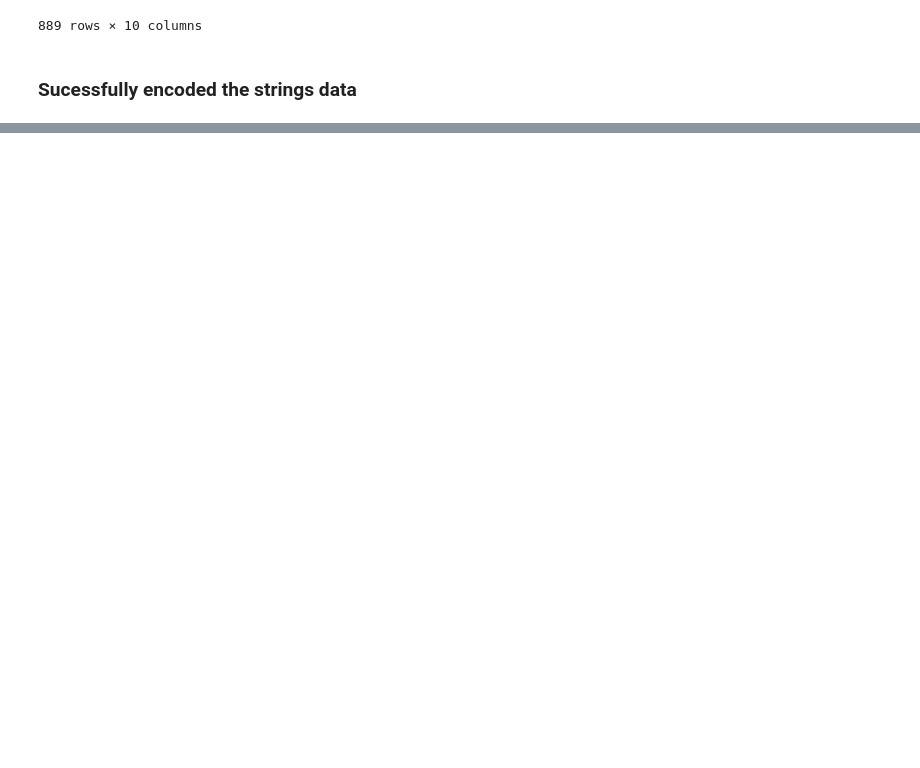
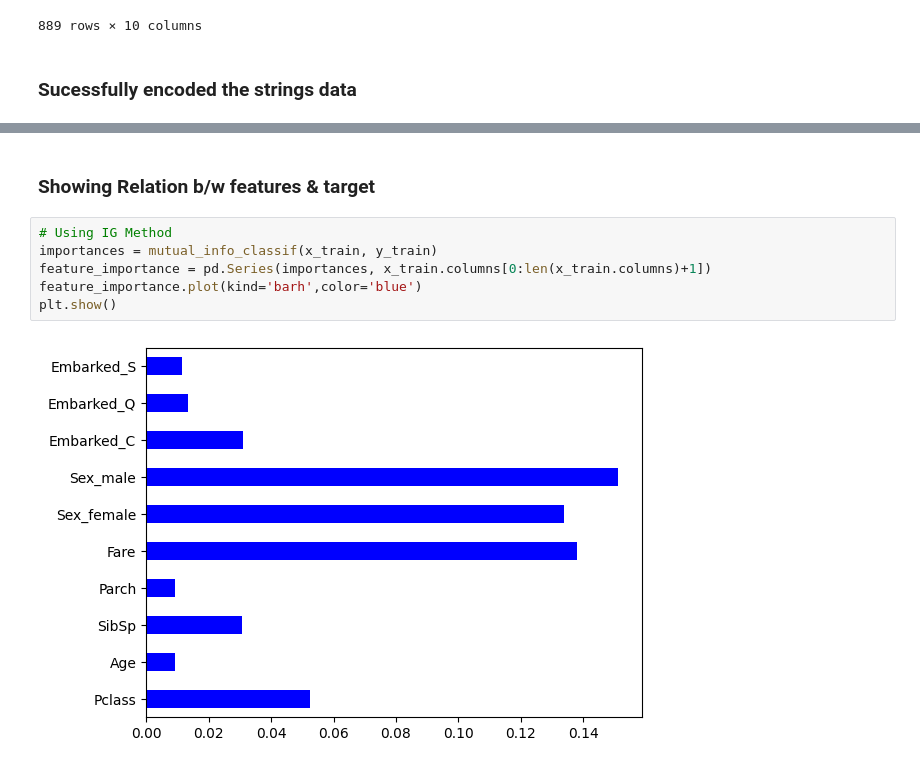
Before and after one commit to C-M-7/FeatureEngineering, a Jupyter notebook: titanic/brain.ipynb, the cells around one changed output, grey strips where cells are left out. Cells and saved outputs as stored; diff of their text form; blank space fills up the shorter version.

```diff
--- a/titanic/brain.ipynb
+++ b/titanic/brain.ipynb
@@ -197,0 +201,10 @@ x_train
+# %% [markdown]
+### Showing Relation b/w features & target
+# %%
+# Using IG Method
+importances = mutual_info_classif(x_train, y_train)
+feature_importance = pd.Series(importances, x_train.columns[0:len(x_train.columns)+1])
+feature_importance.plot(kind='barh',color='blue')
+plt.show()
+# %% [output]
+[figure, added]
```
Also changed, not shown: parts of 17 cells of this notebook.
